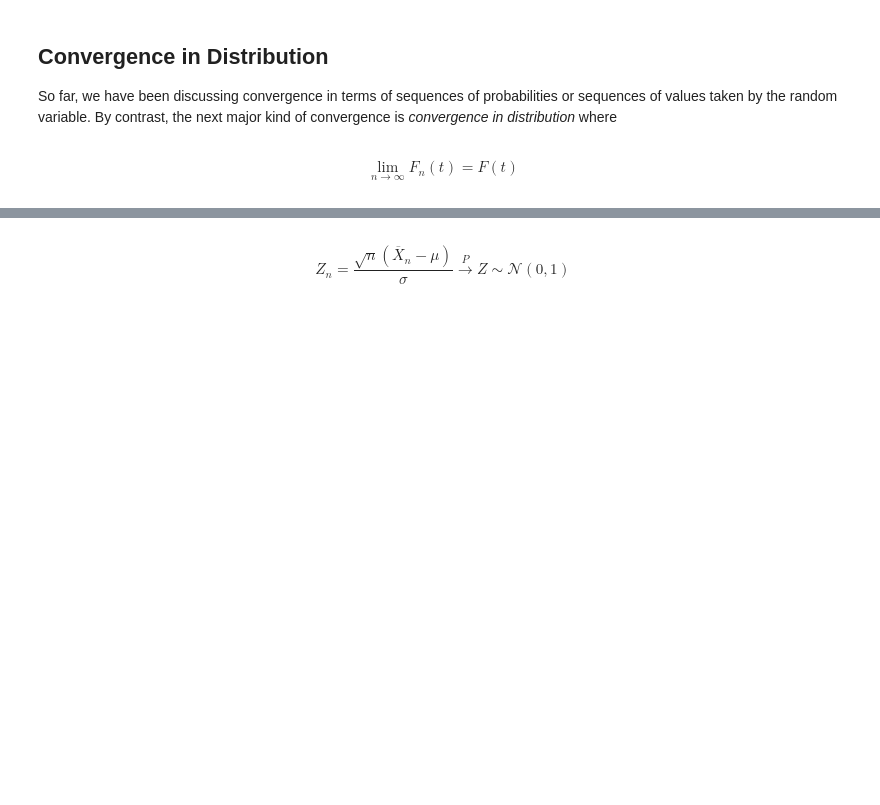
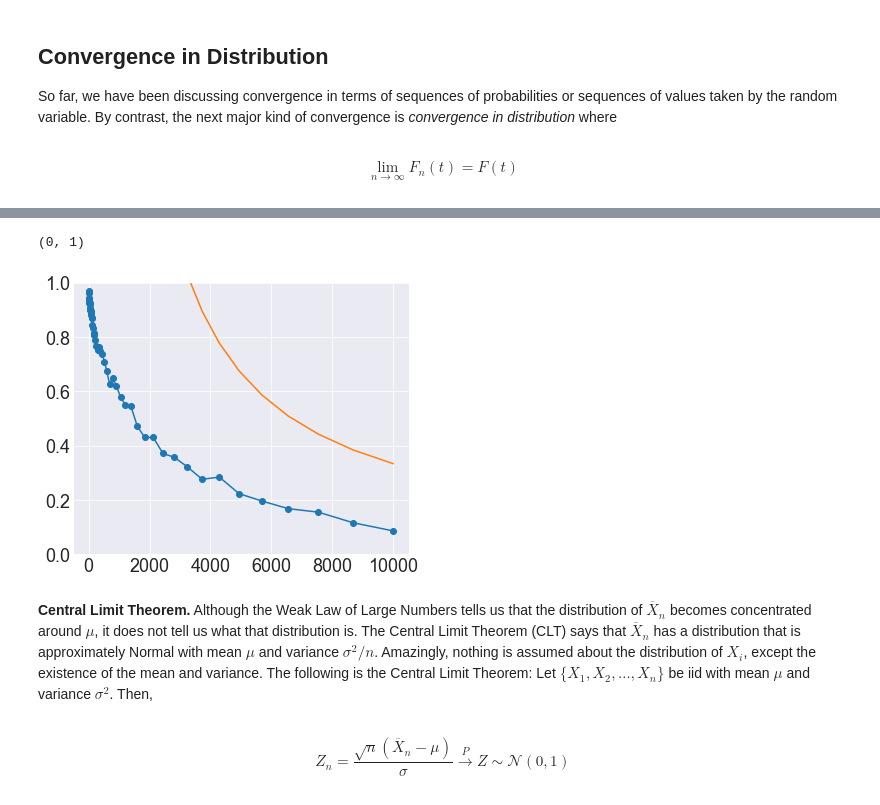
Before and after one commit to hvribeiro/MCSC1, a Jupyter notebook: aulas/03.1 - Introduction to Statistics.ipynb, the cells around one changed output, grey strips where cells are left out. Saved outputs shown, nothing was run; the diff lists cells and outputs as text; code cells hidden in the pictures; blank space fills up the shorter version.

```diff
--- a/aulas/03.1 - Introduction to Statistics.ipynb
+++ b/aulas/03.1 - Introduction to Statistics.ipynb
@@ -512,0 +526,3 @@ variance $\sigma^2$. Then,
+# %%
+def prob_mean_geps(n, eps=0.01, ensemble=1000):
+    return np.mean(np.abs(mean_n(n,ensemble)-u.mean())>eps)
@@ -513,3 +538,27 @@ variance $\sigma^2$. Then,
+# %%
+ns = np.unique(np.logspace(1,4).astype(int))
+# %%
+ps_eps001 = [prob_mean_geps(n,0.01) for n in ns]
+# %%
+plt.figure(figsize=(6,5));
+plt.plot(ns,ps_eps001,'-o')
+plt.plot(ns, u.var()/(ns*0.01**2))
+plt.ylim(0,1)
+# %% [output]
+(0, 1)
+[figure, added]
+# %% [markdown]
+
+
+**Central Limit Theorem.**  Although the Weak Law of Large Numbers tells us
+that the distribution of $\overline{X}_n$ becomes concentrated around $\mu$, it
+does not tell us what that distribution is. The Central Limit Theorem (CLT)
+says that $\overline{X}_n$ has a distribution that is approximately Normal
+with mean $\mu$ and variance $\sigma^2/n$. Amazingly, nothing is assumed
+about the distribution of $X_i$, except the existence
+of the mean and variance. The following is the Central Limit Theorem:
+Let $\lbrace X_1,X_2,\ldots,X_n \rbrace$ be iid with mean $\mu$ and
+variance $\sigma^2$. Then,
 # %% [markdown]
 $$
 Z_n = \frac{\sqrt{n}(\overline{X}_n-\mu)}{\sigma} \overset{P}{\longrightarrow} Z\sim\mathcal{N}(0,1)
```
Also changed, not shown: parts of 18 cells of this notebook.
